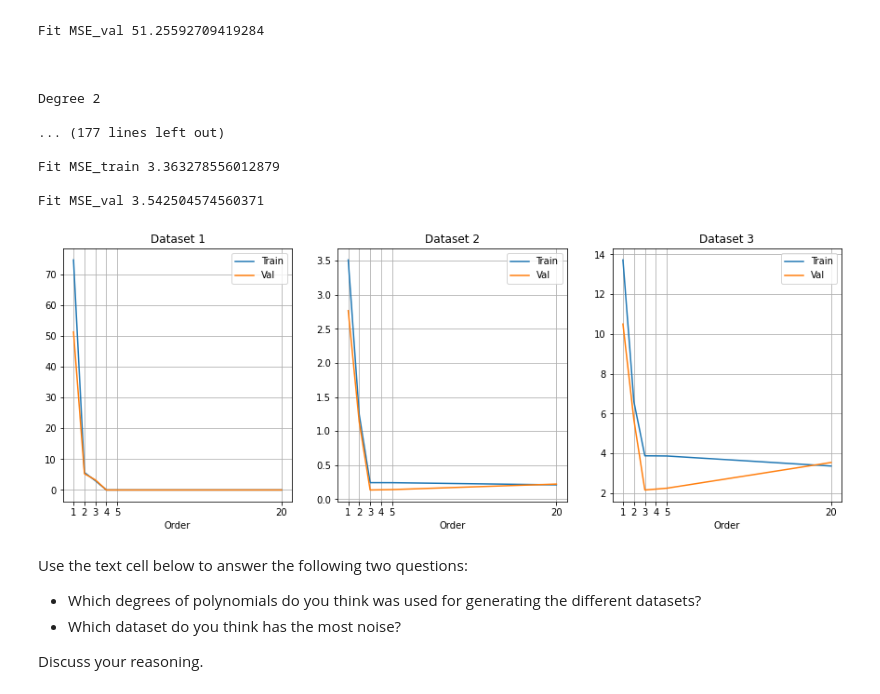
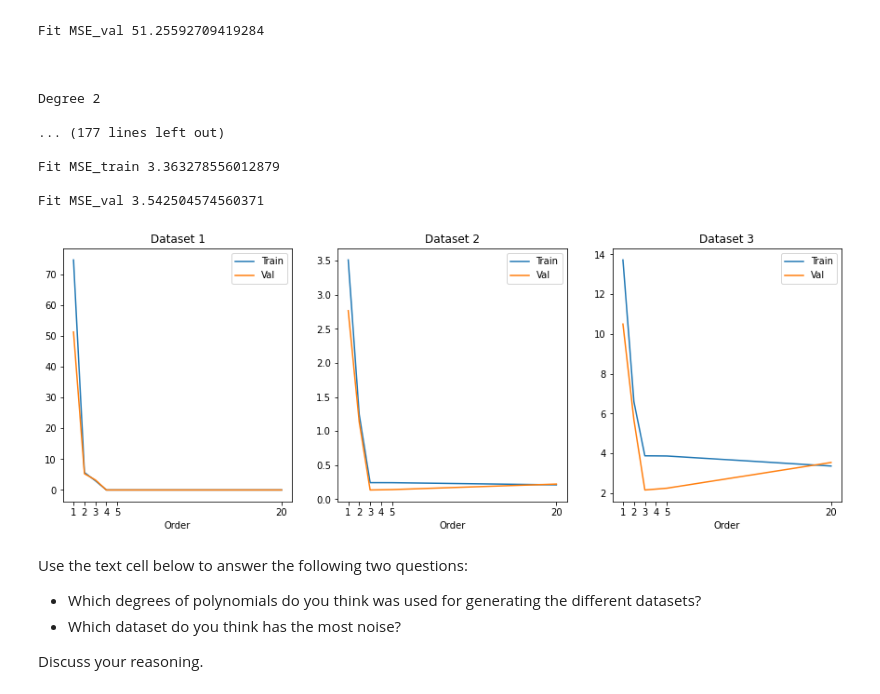
Before and after one commit to pwd-alejandro/learningFromData, a Jupyter notebook: doc/pub/ProblemSets/Set1/TIF285_ProblemSet1/TIF285_ProblemSet1/TIF285_ps1_basic_problems.ipynb, the cells around one changed output. Drawn from its saved outputs; the diff is of its cells as text; code cells hidden in the pictures.

```diff
--- a/doc/pub/ProblemSets/Set1/TIF285_ProblemSet1/TIF285_ProblemSet1/TIF285_ps1_basic_problems.ipynb
+++ b/doc/pub/ProblemSets/Set1/TIF285_ProblemSet1/TIF285_ProblemSet1/TIF285_ps1_basic_problems.ipynb
@@ -323,7 +338,12 @@ def linear_regression(X, y, degree=2):
     Returns:
         theta_fit: Best fit parameters. Array of shape (degree+1,)
     """
-    thetas = np.polyfit(X[:,0],y[:,0],degree)[::-1]
+
+    # Here I would've used my gradient descent function, but the data seems to require better optimization that the
+    # one I was able to do. Also, gradient descent, for some datasets seems to be a bad choice of method, for it
+    # never converges most of the times
+
+    thetas = np.polyfit(X_train[:,0], y_train,degree)[::-1]
 
     return thetas
 # %%
@@ -374,7 +394,7 @@ def polynomial_regression( data, degree):
         MSE_val: Mean-squared error of validation data
         theta_fit: Best fit parameters [array of shape (degree+1,)]
     """
-    train_fit = linear_regression(data[0], data[2], degree=degree)
+    train_fit = linear_regression(data[0], data[2], degree=degree)[:,0]
 
     MSE_train = mean_squared_error(data[0], data[2], train_fit)
     MSE_val = mean_squared_error(data[1], data[3], train_fit)
@@ -412,7 +432,6 @@ for i in range(len(sets)):
         print('Fit MSE_train',MSE_train,'\n')
         print('Fit MSE_val',MSE_val,'\n')
         print("\n")
-    response[str(i)] = dataset
 # %% [output]
 Degree 1
 
@@ -434,32 +453,33 @@ Fit MSE_val 3.542504574560371
 # %%
 # summary
 plt.figure(figsize=(15,5))
 ax = plt.subplot(1,3,1)
 ax1 = plt.subplot(1,3,2)
 ax2 = plt.subplot(1,3,3)
 ax.plot(order,response_mse_train[0,:],label='Train')
 ax.set_xlabel('Order')
 ax.set_title('Dataset 1')
 ax.plot(order,response_mse_val[0,:],label='Val')
 ax1.set_xlabel('Order')
 ax1.set_title('Dataset 2')
 ax1.plot(order,response_mse_train[1,:],label='Train')
 ax1.plot(order,response_mse_val[1,:],label='Val')
 ax2.plot(order,response_mse_train[2,:],label='Train')
 ax2.set_xlabel('Order')
 ax2.set_title('Dataset 3')
 ax2.plot(order,response_mse_val[2,:],label='Val')
 ax.legend()
 ax.set_xticks(order)
 ax1.legend()
 ax1.set_xticks(order)
 ax2.legend()
 ax2.set_xticks(order)
-ax.grid()
-ax1.grid()
-ax2.grid()
+#ax.grid()
+#ax1.grid()
+#ax2.grid()
+plt.show()
 # %% [output]
-[figure, old version]
+[figure, new version]
 # %% [markdown]
 Use the text cell below to answer the following two questions:
 - Which degrees of polynomials do you think was used for generating the different datasets?
```
Also changed, not shown: parts of 6 cells of this notebook, 2 other files.
